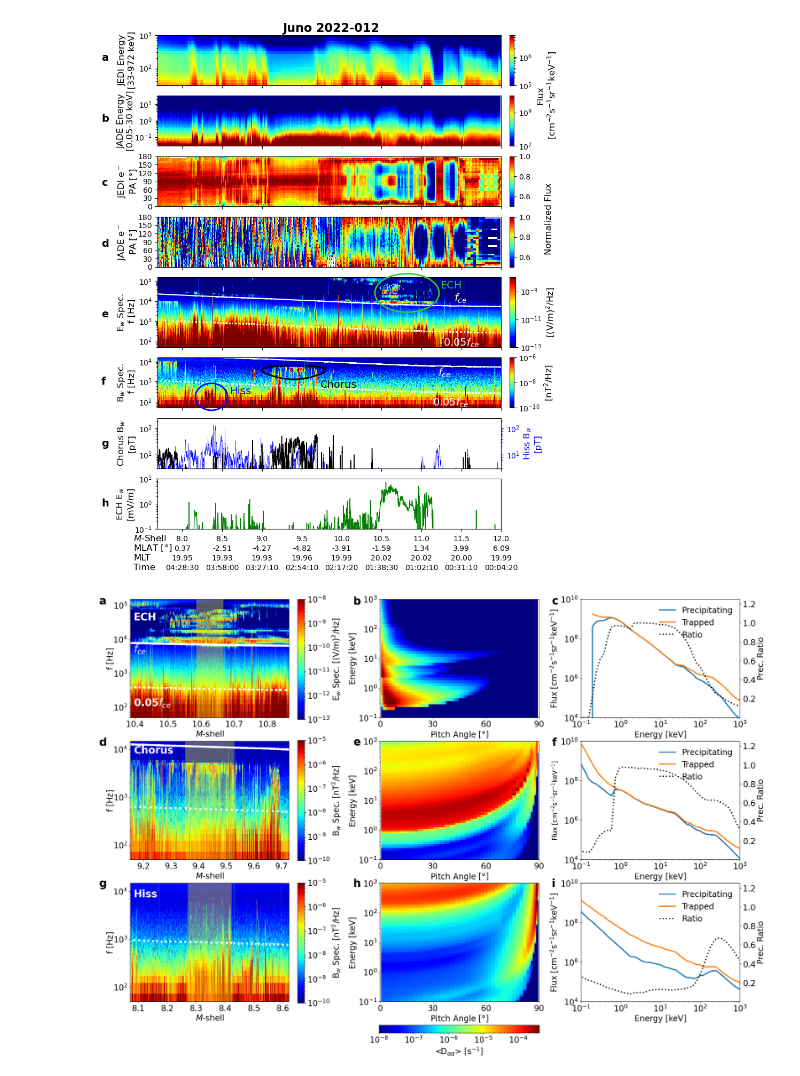
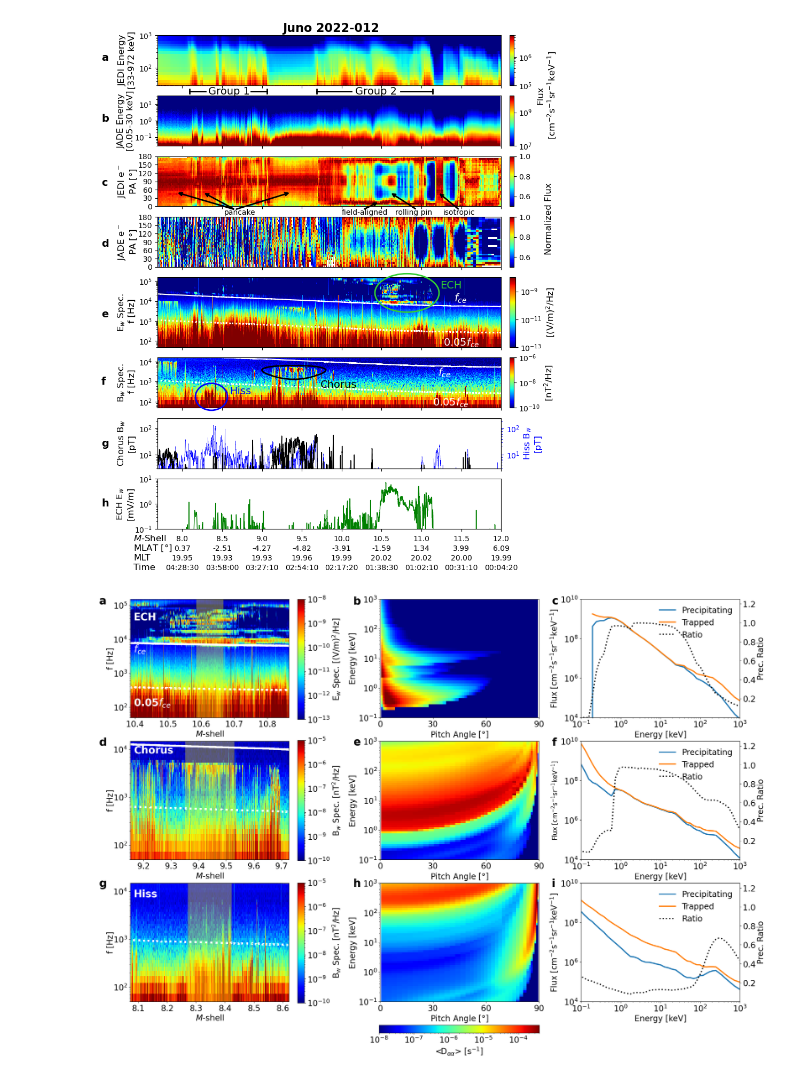
Before and after one commit to alecdaly/Daly_auroral_patch, a Jupyter notebook: Jupyter Notebooks/Equatorial_code.ipynb, the cells around one changed output. Drawn from its saved outputs; the diff is of its cells as text; code cells hidden in the pictures.

```diff
--- a/Jupyter Notebooks/Equatorial_code.ipynb
+++ b/Jupyter Notebooks/Equatorial_code.ipynb
@@ -356,8 +356,9 @@ ax_time.spines['bottom'].set_visible(False)
 ax_time.tick_params(axis='x', length=0)  # Set tick length to 0 to hide ticks
 ax_time.set_xlim(ml, mh)
 # ###################################################################
-'''circles'''
+'''circles and lines'''
 from matplotlib.patches import Ellipse
+import matplotlib.lines as lines
 
 circle_chorus = Ellipse((9.4,3800),width=0.8,height=5000,edgecolor='black',facecolor='none',linewidth=2)
 ax3.add_patch(circle_chorus)
@@ -367,32 +368,65 @@ circle_hiss = Ellipse((0.11,0.26),width=0.1,height=0.07,edgecolor='blue',facecol
 fig_ax.add_patch(circle_hiss)
 circle_ech = Ellipse((0.72,0.53),width=0.2,height=0.1,edgecolor='limegreen',facecolor='none',linewidth=2)
 fig_ax.add_patch(circle_ech)
 ####################################
 fig.text(0.08, 0.091, '$M$-Shell',fontsize=12)
 fig.text(0.08, 0.076, 'MLAT [$\degree$]',fontsize=12)
 fig.text(0.08, 0.061, 'MLT',fontsize=12)
 fig.text(0.08, 0.046, 'Time',fontsize=12)
 
 fig.text(0.43,0.33,'Chorus',color='black',fontsize=14)
 fig.text(0.26,0.32,'Hiss',color='blue',fontsize=14)
 fig.text(0.654,0.485,'ECH',color='limegreen',fontsize=14)
 fig.text(0.85,0.54,'Normalized Flux',rotation=90,fontsize=12)
 label_color = 'black'
 fig.text(0.02,0.84,'a',rotation=0,fontsize=14,color=label_color,fontweight='bold')
 fig.text(0.02,0.745,'b',rotation=0,fontsize=14,color=label_color,fontweight='bold')
 fig.text(0.02,0.645,'c',rotation=0,fontsize=14,color=label_color,fontweight='bold')
 fig.text(0.02,0.55,'d',rotation=0,fontsize=14,color=label_color,fontweight='bold')
 fig.text(0.02,0.44,'e',rotation=0,fontsize=14,color=label_color,fontweight='bold')
 fig.text(0.02,0.335,'f',rotation=0,fontsize=14,color=label_color,fontweight='bold')
 fig.text(0.02,0.238,'g',rotation=0,fontsize=14,color=label_color,fontweight='bold')
 fig.text(0.02,0.145,'h',rotation=0,fontsize=14,color=label_color,fontweight='bold')
 fig.text(0.68,0.464,'$f_{ce}$',fontsize=14,color='white')
 fig.text(0.66,0.395,'0.05$f_{ce}$',fontsize=14,color='white')
 fig.text(0.65,0.349,'$f_{ce}$',fontsize=14,color='white')
 fig.text(0.64,0.302,'0.05$f_{ce}$',fontsize=14,color='white')
+fig.add_artist(lines.Line2D([0.185, 0.215], [0.7925, 0.7925], linewidth=2,color='black'))
+fig.add_artist(lines.Line2D([0.3, 0.33], [0.7925, 0.7925], linewidth=2,color='black'))
+fig.add_artist(lines.Line2D([0.185, 0.185], [0.789, 0.796], linewidth=2,color='black'))
+fig.add_artist(lines.Line2D([0.33, 0.33], [0.789, 0.796], linewidth=2,color='black'))
+
+fig.add_artist(lines.Line2D([0.423, 0.488], [0.7925, 0.7925], linewidth=2,color='black'))
+fig.add_artist(lines.Line2D([0.58, 0.64], [0.7925, 0.7925], linewidth=2,color='black'))
+fig.add_artist(lines.Line2D([0.423, 0.423], [0.789, 0.796], linewidth=2,color='black'))
+fig.add_artist(lines.Line2D([0.64, 0.64], [0.789, 0.796], linewidth=2,color='black'))
+
+fig.text(0.22,0.7875,'Group 1',fontsize=14)
+fig.text(0.495,0.7875,'Group 2',fontsize=14)
+
+fig.text(0.25,0.6,'pancake')
+fig_ax.annotate('',xy=(0.365, 0.6), xytext=(0.26, 0.573),
+    arrowprops=dict(arrowstyle="->", color='black', lw=2),xycoords='figure fraction')
+fig_ax.annotate('',xy=(0.15, 0.6), xytext=(0.26, 0.573),
+    arrowprops=dict(arrowstyle="->", color='black', lw=2),xycoords='figure fraction')
+fig_ax.annotate('',xy=(0.2, 0.6), xytext=(0.26, 0.573),
+    arrowprops=dict(arrowstyle="->", color='black', lw=2),xycoords='figure fraction')
+
+fig.text(0.57,0.6,'rolling pin')
+fig_ax.annotate('',xy=(0.55, 0.6), xytext=(0.6, 0.573),
+    arrowprops=dict(arrowstyle="->", color='black', lw=2),xycoords='figure fraction')
+
+fig.text(0.66,0.6,'isotropic')
+fig_ax.annotate('',xy=(0.64, 0.6), xytext=(0.68, 0.5725),
+    arrowprops=dict(arrowstyle="->", color='black', lw=2),xycoords='figure fraction')
+
+fig.text(0.47,0.6,'field-aligned')
+fig_ax.annotate('',xy=(0.53, 0.585), xytext=(0.5, 0.573),
+    arrowprops=dict(arrowstyle="->", color='black', lw=2),xycoords='figure fraction')
+
 plt.suptitle('Juno 2022-012',fontsize=16,x=0.45,y=0.9,fontweight='bold')
 # plt.savefig('Figure_4.png',dpi=600)
 plt.show()
 # %% [output]
-[figure, old version]
+[figure, new version]
 # %%
```
Also changed, not shown: parts of 3 cells of this notebook.
